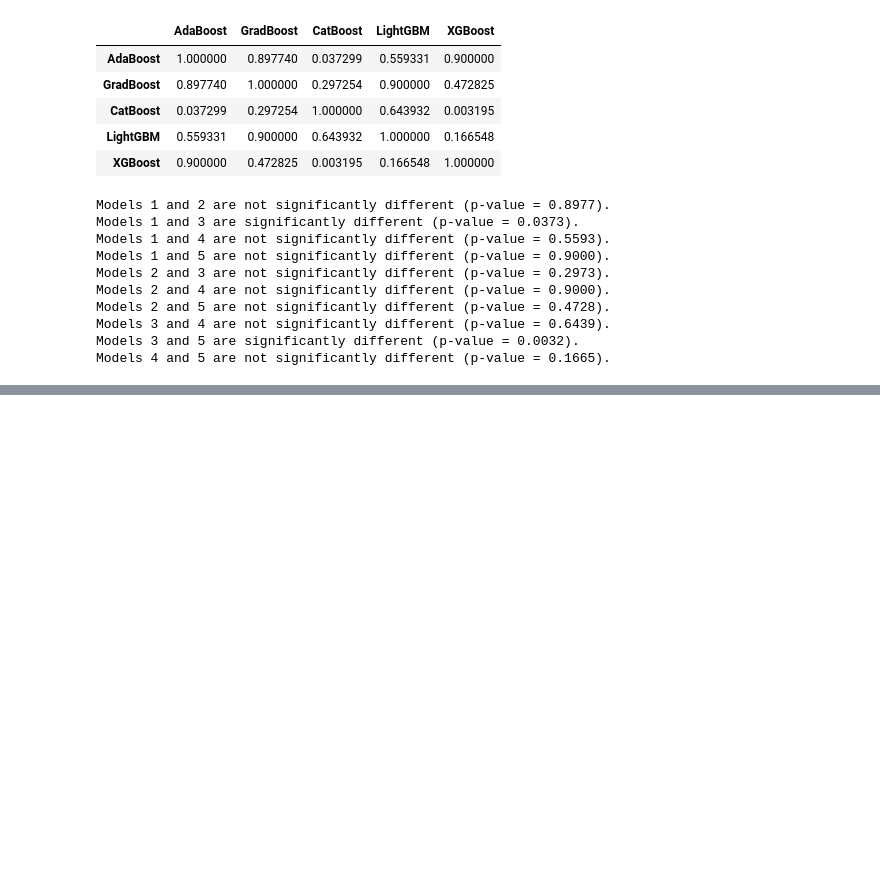
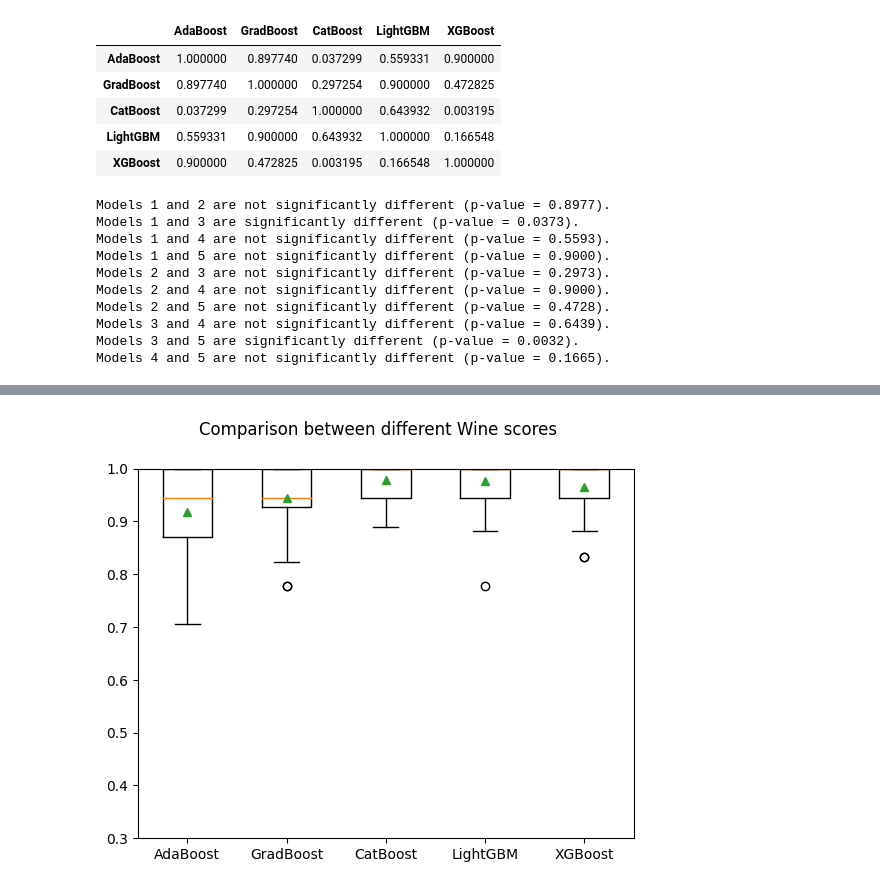
Before and after one commit to RochaErik/AlgorithmComparison, a Jupyter notebook: AlgorithmComparison.ipynb, the cells around one changed output, grey strips where cells are left out. Cells and saved outputs as stored; diff of their text form; code cells hidden in the pictures; blank space fills up the shorter version.

Commit message:
Stratified analysis done

```diff
--- a/AlgorithmComparison.ipynb
+++ b/AlgorithmComparison.ipynb
@@ -1718,0 +1810,34 @@ Models 4 and 5 are not significantly different (p-value = 0.1665).
+# %%
+names = [
+          'AdaBoost',
+          'GradBoost',
+          'CatBoost',
+          'LightGBM',
+          'XGBoost'
+        ]
+
+classifiers = [
+                AdaBoostClassifier(),
+                GradientBoostingClassifier(),
+                CatBoostClassifier(silent=True),
+                LGBMClassifier(verbosity=-1),
+                XGBClassifier()
+              ]
+# %%
+rskf = RepeatedStratifiedKFold(n_splits=10, n_repeats=10, random_state=42)
+# %%
+wine_scores = []
+wine_scores_mean = []
+wine_scores_std = []
+model_names = []
+
+for name, clf in zip(names, classifiers):
+  results = cross_val_score(clf, X, y, cv=rskf)
+  wine_scores.append(results)
+  wine_scores_mean.append(results.mean()*100)
+  wine_scores_std.append(results.std()*100)
+  model_names.append(name)
+  print(f'--------- {name} on Wine Dataset ---------')
+  print(results)
+  print('Accuracy: %.2f%% (%.2f%%)' % (results.mean()*100, results.std()*100))
+  print('------------------------------')
@@ -1718,0 +1862,12 @@ Models 4 and 5 are not significantly different (p-value = 0.1665).
+# %%
+# algorithm comparison
+
+fig = plt.figure()
+fig.suptitle('Comparison between different Wine scores')
+ax = fig.add_subplot(111)
+plt.ylim(0.3, 1)
+plt.boxplot(wine_scores, showmeans=True)
+ax.set_xticklabels(model_names)
+plt.show()
+# %% [output]
+[figure, added]
```
Also changed, not shown: parts of 210 cells of this notebook.
